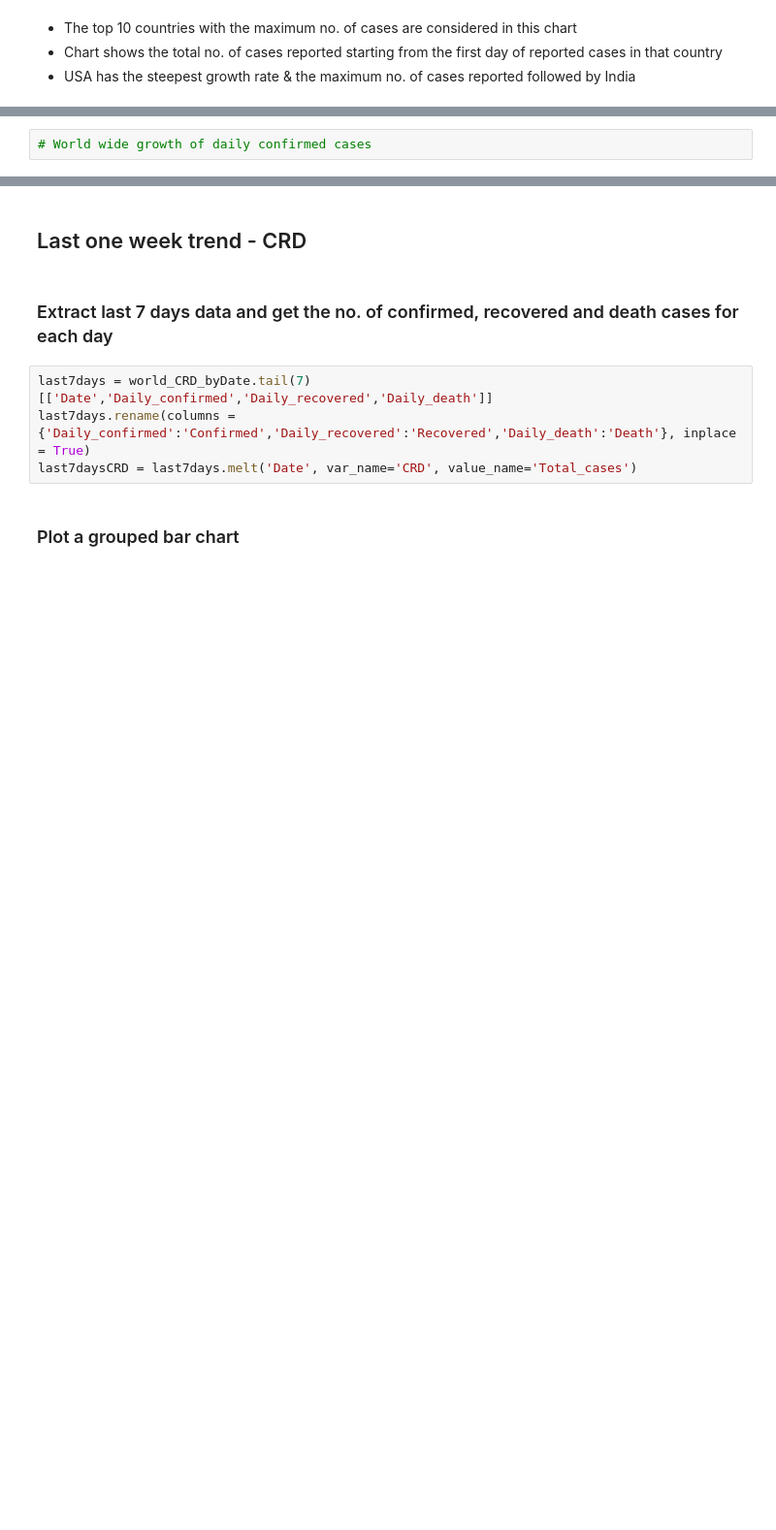
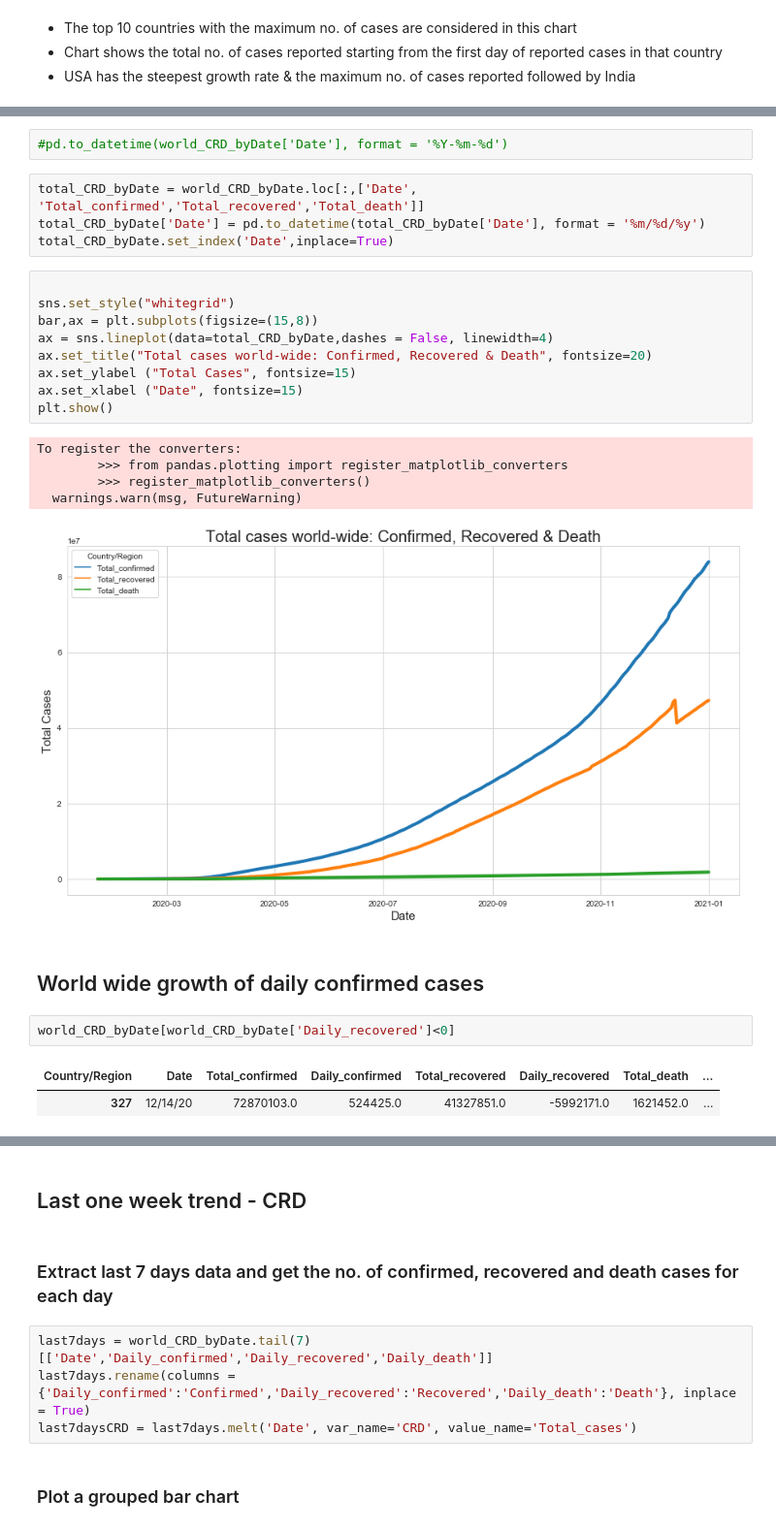
Before and after one commit to Lakshmi-1212/Covid19_EDA, a Jupyter notebook: Covid19_EDA_World.ipynb, the cells around one changed output, grey strips where cells are left out. Shown: that part at 97% size. Cells and saved outputs as stored; diff of their text form; blank space fills up the shorter version.

```diff
--- a/Covid19_EDA_World.ipynb
+++ b/Covid19_EDA_World.ipynb
@@ -307,2 +306,28 @@ plt.show()
-# %%
-# World wide growth of daily confirmed cases
+# %%
+#pd.to_datetime(world_CRD_byDate['Date'], format = '%Y-%m-%d')
+# %%
+total_CRD_byDate = world_CRD_byDate.loc[:,['Date', 'Total_confirmed','Total_recovered','Total_death']]
+total_CRD_byDate['Date'] = pd.to_datetime(total_CRD_byDate['Date'], format = '%m/%d/%y')
+total_CRD_byDate.set_index('Date',inplace=True)
+# %%
+
+sns.set_style("whitegrid")
+bar,ax = plt.subplots(figsize=(15,8))
+ax = sns.lineplot(data=total_CRD_byDate,dashes = False, linewidth=4)
+ax.set_title("Total cases world-wide: Confirmed, Recovered & Death", fontsize=20)
+ax.set_ylabel ("Total Cases", fontsize=15)
+ax.set_xlabel ("Date", fontsize=15)
+plt.show()
+# %% [output]
+To register the converters:
+        >>> from pandas.plotting import register_matplotlib_converters
+        >>> register_matplotlib_converters()
+  warnings.warn(msg, FutureWarning)
+[figure, added]
+# %% [markdown]
+## World wide growth of daily confirmed cases
+# %%
+world_CRD_byDate[world_CRD_byDate['Daily_recovered']<0]
+# %% [output]
+| Country/Region | Date | Total_confirmed | Daily_confirmed | Total_recovered | Daily_recovered | Total_death | ... |
+| 327 | 12/14/20 | 72870103.0 | 524425.0 | 41327851.0 | -5992171.0 | 1621452.0 | ... |
```
Also changed, not shown: parts of 28 cells of this notebook.
